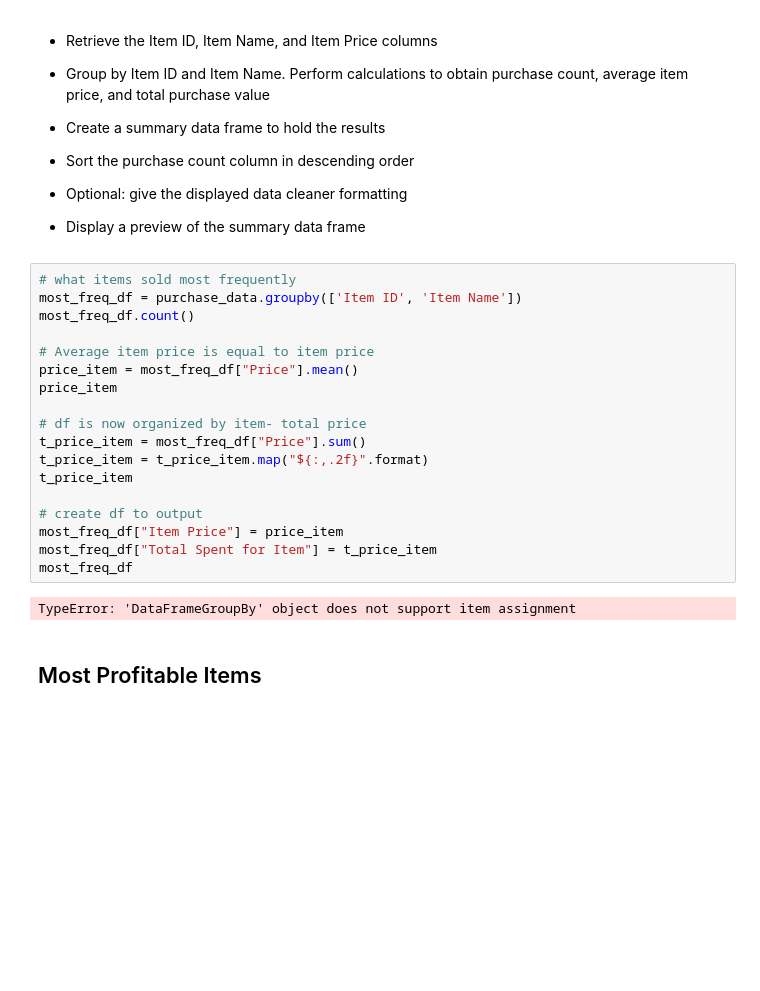
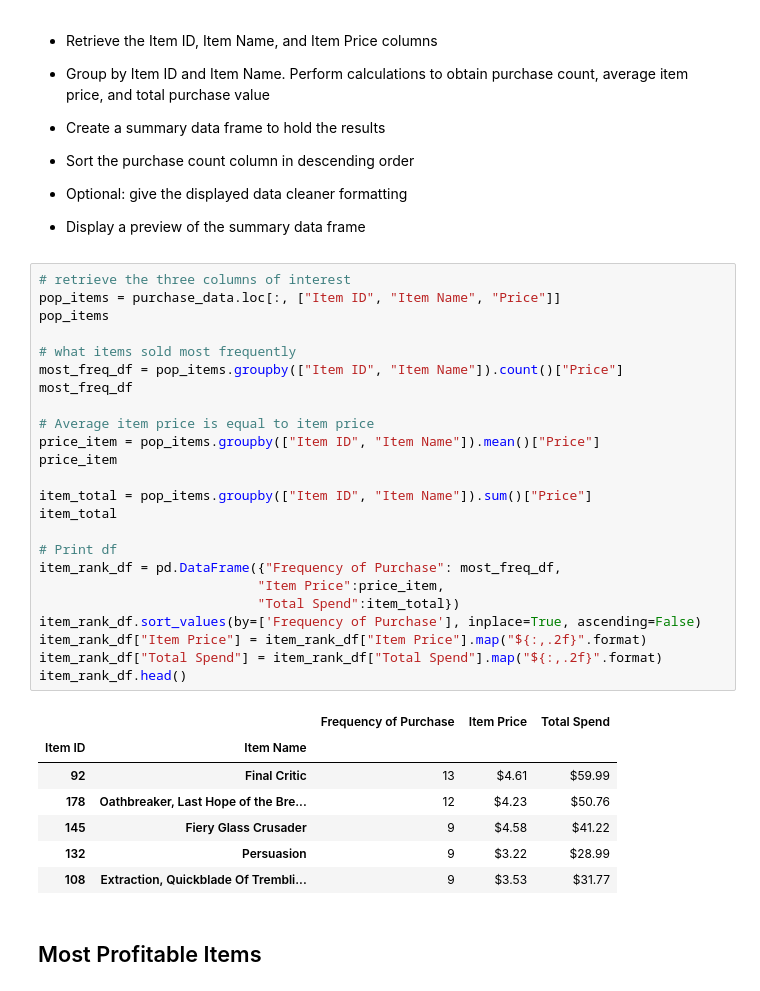
Before and after one commit to FLtoCOTransplant/pandas-challenge, a Jupyter notebook: HeroesOfPymoli_starter.ipynb, the cells around one changed output. Saved outputs shown, nothing was run; the diff lists cells and outputs as text; blank space fills up the shorter version.

Commit message:
Popular item done

```diff
--- a/HeroesOfPymoli_starter.ipynb
+++ b/HeroesOfPymoli_starter.ipynb
@@ -352,26 +350,38 @@ spend_rank_df.head()
 
 
 * Display a preview of the summary data frame
-# %%
-# what items sold most frequently
-most_freq_df = purchase_data.groupby(['Item ID', 'Item Name'])
-most_freq_df.count()
-
-# Average item price is equal to item price
-price_item = most_freq_df["Price"].mean()
-price_item
-
-# df is now organized by item- total price
-t_price_item = most_freq_df["Price"].sum()
-t_price_item = t_price_item.map("${:,.2f}".format)
-t_price_item
-
-# create df to output
-most_freq_df["Item Price"] = price_item
-most_freq_df["Total Spent for Item"] = t_price_item
-most_freq_df
-# %% [output]
-TypeError: 'DataFrameGroupBy' object does not support item assignment
+# %%
+# retrieve the three columns of interest
+pop_items = purchase_data.loc[:, ["Item ID", "Item Name", "Price"]]
+pop_items
+
+# what items sold most frequently
+most_freq_df = pop_items.groupby(["Item ID", "Item Name"]).count()["Price"]
+most_freq_df
+
+# Average item price is equal to item price
+price_item = pop_items.groupby(["Item ID", "Item Name"]).mean()["Price"]
+price_item
+
+item_total = pop_items.groupby(["Item ID", "Item Name"]).sum()["Price"]
+item_total
+
+# Print df
+item_rank_df = pd.DataFrame({"Frequency of Purchase": most_freq_df,
+                            "Item Price":price_item,
+                            "Total Spend":item_total})
+item_rank_df.sort_values(by=['Frequency of Purchase'], inplace=True, ascending=False)
+item_rank_df["Item Price"] = item_rank_df["Item Price"].map("${:,.2f}".format)
+item_rank_df["Total Spend"] = item_rank_df["Total Spend"].map("${:,.2f}".format)
+item_rank_df.head()
+# %% [output]
+|  |  | Frequency of Purchase | Item Price | Total Spend |
+| Item ID | Item Name |  |  |  |
+| 92 | Final Critic | 13 | $4.61 | $59.99 |
+| 178 | Oathbreaker, Last Hope of the Bre... | 12 | $4.23 | $50.76 |
+| 145 | Fiery Glass Crusader | 9 | $4.58 | $41.22 |
+| 132 | Persuasion | 9 | $3.22 | $28.99 |
+| 108 | Extraction, Quickblade Of Trembli... | 9 | $3.53 | $31.77 |
 # %% [markdown]
 ## Most Profitable Items
 # %% [markdown]
```
Also changed, not shown: parts of 3 cells of this notebook.
